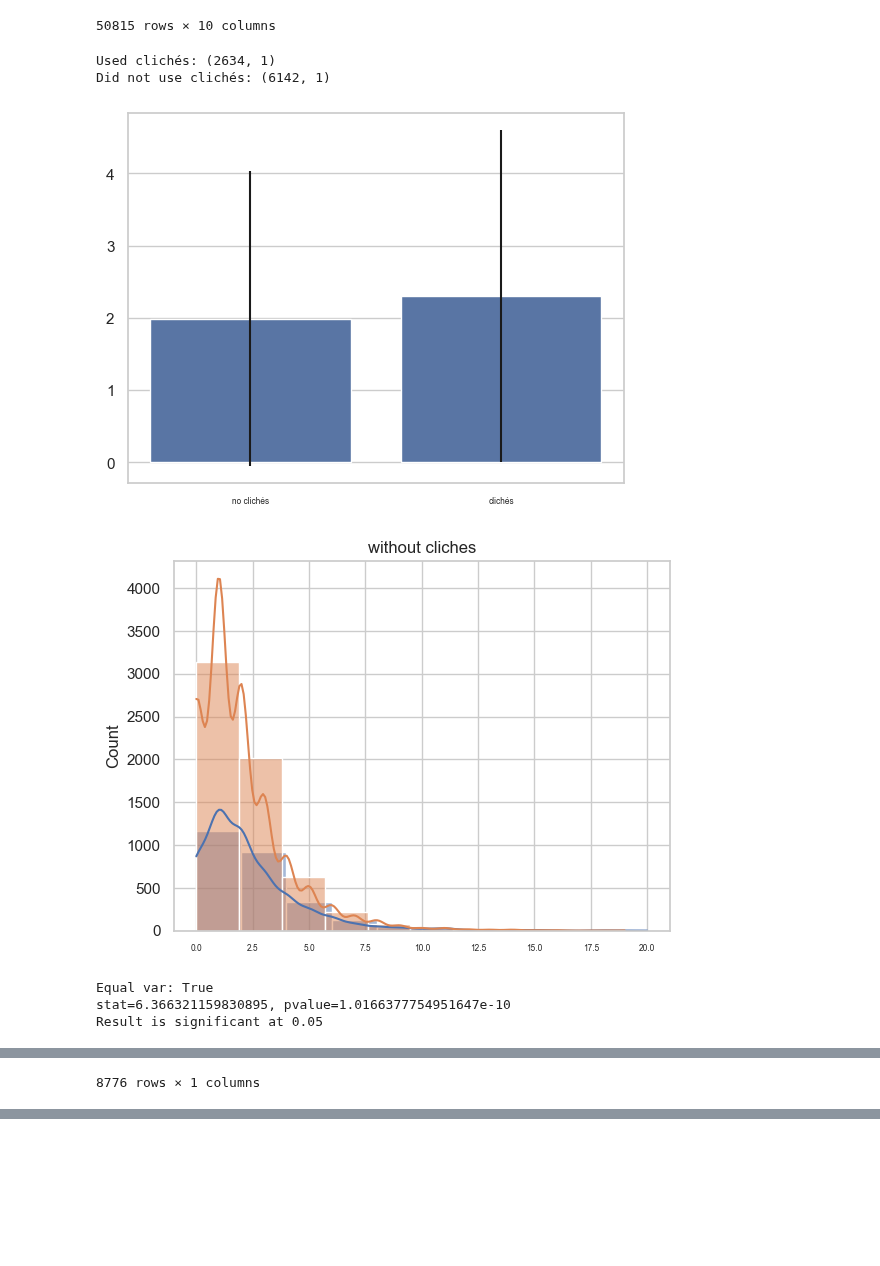
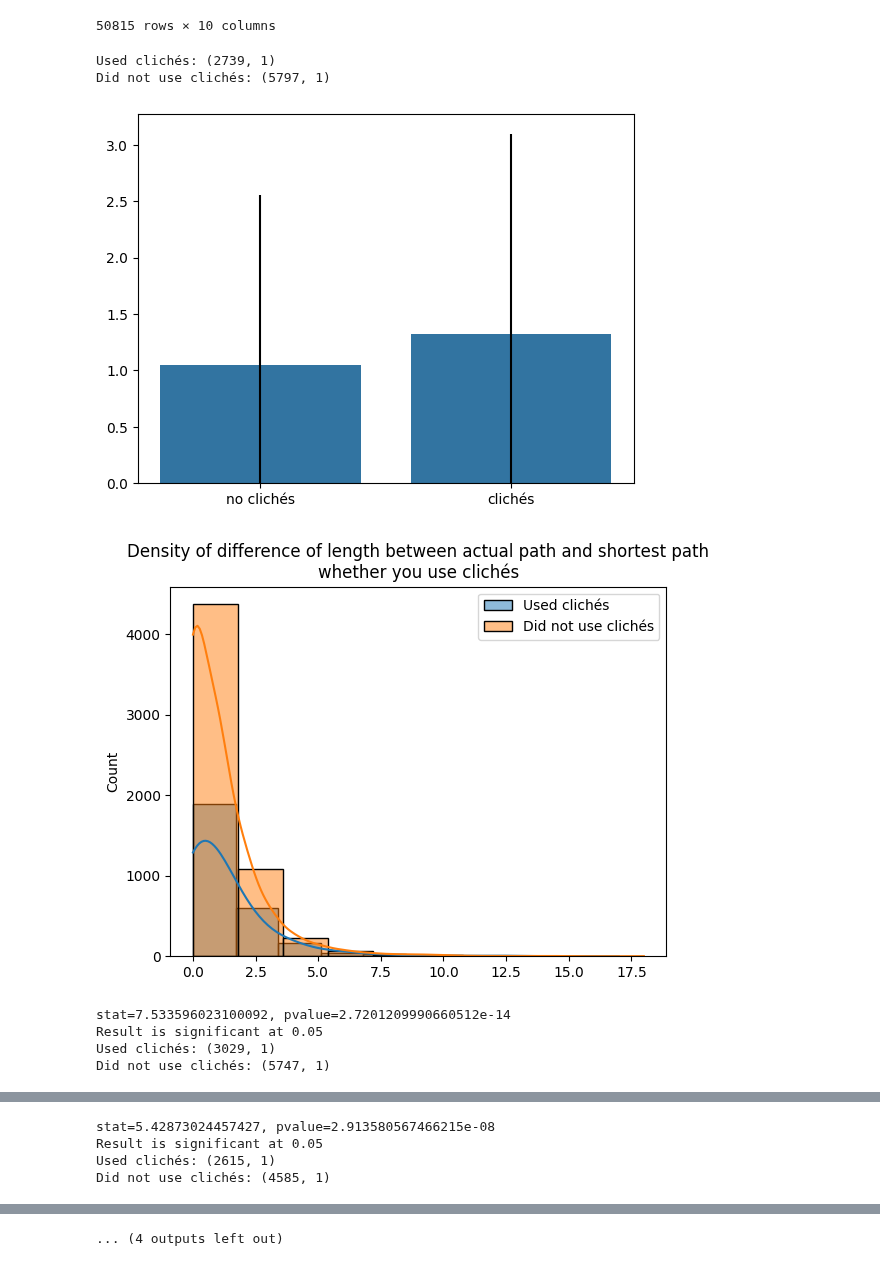
Before and after one commit to epfl-ada/ada-2023-project-abracadabra2023, a Jupyter notebook: nb.ipynb, the cells around one changed output, grey strips where cells are left out. Cells and saved outputs as stored; diff of their text form; code cells hidden in the pictures; blank space fills up the shorter version.

Commit message:
graphs for stats tests + some comments

```diff
--- a/nb.ipynb
+++ b/nb.ipynb
@@ -901,7 +956,7 @@ paths_finished_use_cliche
 from scipy import stats
 
 
-def statistical_test(rating: int, df: pd.DataFrame, plot=False):
+def statistical_test(rating: int, df: pd.DataFrame, plot=False, verbose=False):
     """
     df: paths_finished_use_cliches
     """
@@ -930,54 +985,62 @@ def statistical_test(rating: int, df: pd.DataFrame, plot=False):
             fmt="none",
             c="k",
         )
+        ax.set_ylim(0)
         plt.figure()
         ax = sns.histplot(
             df_stats.loc[True].to_numpy().reshape(df_stats.loc[True].shape[0]),
             kde=True,
             bins=10,
+            kde_kws={"bw_adjust": 2},
+            label="Used clichés"
         )
-        ax.set_title("with cliches")
         ax = sns.histplot(
             df_stats.loc[False].to_numpy().reshape(df_stats.loc[False].shape[0]),
             kde=True,
             bins=10,
+            kde_kws={"bw_adjust": 2},
+            label="Did not use clichés"
         )
-        ax.set_title("without cliches")
+        ax.set_title("Density of difference of length between actual path and shortest path\nwhether you use clichés")
+        plt.legend(loc="best")
         plt.show()
 
     # test if equal var for statistical test
     equal_var = False
 
     if (
         np.amax([np.var(df_stats.loc[True].values), np.var(df_stats.loc[False].values)])
         / np.amin(
             [np.var(df_stats.loc[True].values), np.var(df_stats.loc[False].values)]
         )
         <= 4
     ):
         equal_var = True
 
-    print("Equal var:", equal_var == True)
+    if verbose:
+        print("Equal var:", equal_var == True)
 
     stat, p = stats.ttest_ind(
         df_stats.loc[True].to_numpy().reshape(df_stats.loc[True].shape[0]),
         df_stats.loc[False].to_numpy().reshape(df_stats.loc[False].shape[0]),
         equal_var=equal_var,
         alternative="greater",
     )
 
     print(f"stat={stat}, pvalue={p}")
     print("Result is significant at 0.05" if p < 0.05 else "Result is not significant")
 
     return df_stats
 
 
-statistical_test(2, paths_finished_use_cliche, True)
+for i in range(1, 6):
+    statistical_test(i, paths_finished_use_cliche, True, False)
 # %% [output]
-Used clichés: (2634, 1)
-Did not use clichés: (6142, 1)
+Used clichés: (2739, 1)
+Did not use clichés: (5797, 1)
-[figure, old version]
+[figure, new version]
-[figure, old version]
+[figure, new version]
-Equal var: True
-stat=6.366321159830895, pvalue=1.0166377754951647e-10
+stat=7.533596023100092, pvalue=2.7201209990660512e-14
 Result is significant at 0.05
+Used clichés: (3029, 1)
+Did not use clichés: (5747, 1)
@@ -997 +1049,4 @@ Result is significant at 0.05
-8776 rows × 1 columns
+stat=5.42873024457427, pvalue=2.913580567466215e-08
+Result is significant at 0.05
+Used clichés: (2615, 1)
+Did not use clichés: (4585, 1)
@@ -997,0 +1061 @@ Result is significant at 0.05
+... (4 outputs left out)
```
Also changed, not shown: parts of 10 cells of this notebook.
